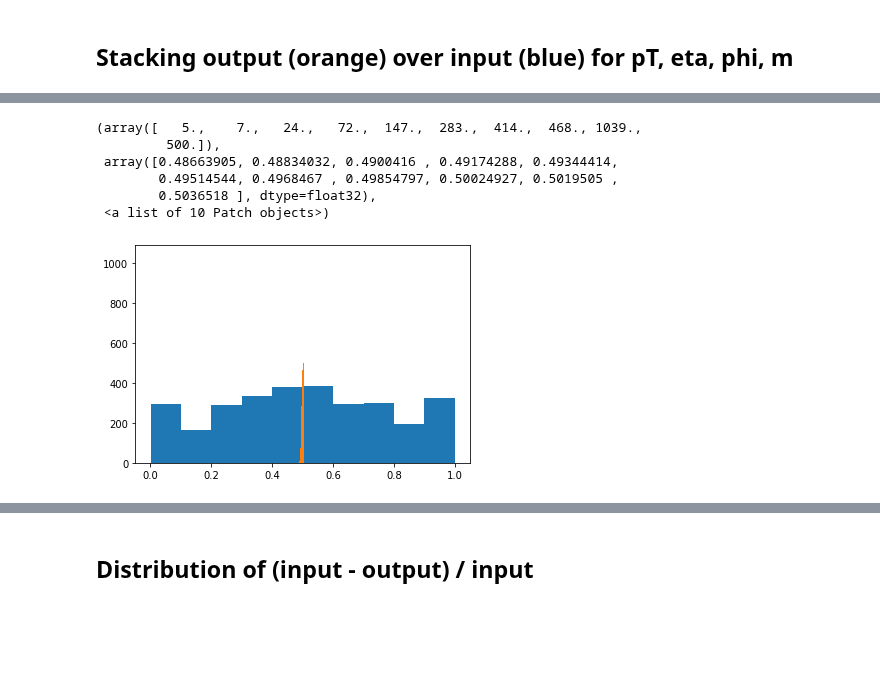
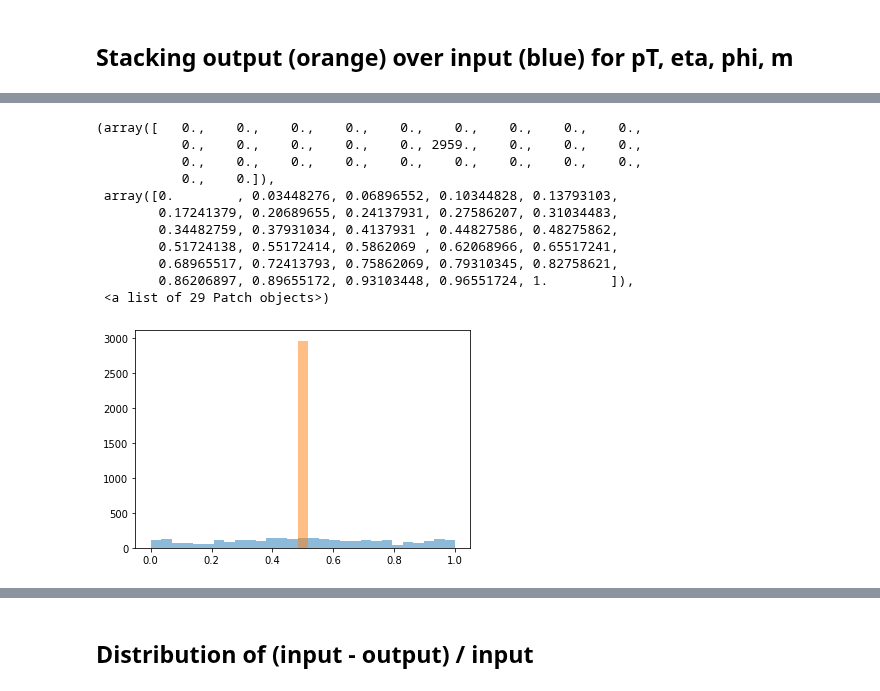
Before and after one commit to stsan9/AnomalyDetection4Jets, a Jupyter notebook: VAE.ipynb, the cells around one changed output, grey strips where cells are left out. Drawn from its saved outputs; the diff is of its cells as text; code cells hidden in the pictures; blank space fills up the shorter version.

```diff
--- a/VAE.ipynb
+++ b/VAE.ipynb
@@ -114,7 +114,7 @@ x_decoded_mean = decoder_mean(h1_decoded)
 vae = Model(inputs = x, outputs = x_decoded_mean, name = 'vae')
 # %%
 def vae_loss(x, y):
-    xent_loss = metrics.binary_crossentropy(x, y)
+    xent_loss = metrics.mse(x, y)
     kl_loss = - 0.5 * K.mean(1 + z_log_sigma - K.square(z_mean) - K.exp(z_log_sigma), axis=-1)
     return xent_loss + kl_loss
 
@@ -147,7 +147,7 @@ from sklearn.model_selection import train_test_split
 x_train = data[0:int(len(data) * 0.8)]
 x_val = data[int(len(data) * 0.8):]
 batch_size = 100
-epochs = 200
+epochs = 100
 # %%
 x_train.shape
 # %% [output]
@@ -218,0 +209,4 @@ plt.hist(pT_pred)
+# %%
+bins = np.linspace(0, 1, 30)
+plt.hist(pT, bins=bins,alpha=0.5)
+plt.hist(pT_pred, bins=bins,alpha=0.5)
@@ -219,12 +226,17 @@ plt.hist(pT_pred)
 # %%
-plt.hist(eta)
-plt.hist(eta_pred)
+plt.hist(eta, bins=bins,alpha=0.5)
+plt.hist(eta_pred, bins=bins,alpha=0.5)
 # %% [output]
-(array([   5.,    7.,   24.,   72.,  147.,  283.,  414.,  468., 1039.,
-         500.]),
- array([0.48663905, 0.48834032, 0.4900416 , 0.49174288, 0.49344414,
-        0.49514544, 0.4968467 , 0.49854797, 0.50024927, 0.5019505 ,
-        0.5036518 ], dtype=float32),
- <a list of 10 Patch objects>)
+(array([   0.,    0.,    0.,    0.,    0.,    0.,    0.,    0.,    0.,
+           0.,    0.,    0.,    0.,    0., 2959.,    0.,    0.,    0.,
+           0.,    0.,    0.,    0.,    0.,    0.,    0.,    0.,    0.,
+           0.,    0.]),
+ array([0.        , 0.03448276, 0.06896552, 0.10344828, 0.13793103,
+        0.17241379, 0.20689655, 0.24137931, 0.27586207, 0.31034483,
+        0.34482759, 0.37931034, 0.4137931 , 0.44827586, 0.48275862,
+        0.51724138, 0.55172414, 0.5862069 , 0.62068966, 0.65517241,
+        0.68965517, 0.72413793, 0.75862069, 0.79310345, 0.82758621,
+        0.86206897, 0.89655172, 0.93103448, 0.96551724, 1.        ]),
+ <a list of 29 Patch objects>)
-[figure, old version]
+[figure, new version]
 # %%
```
Also changed, not shown: parts of 10 cells of this notebook.
